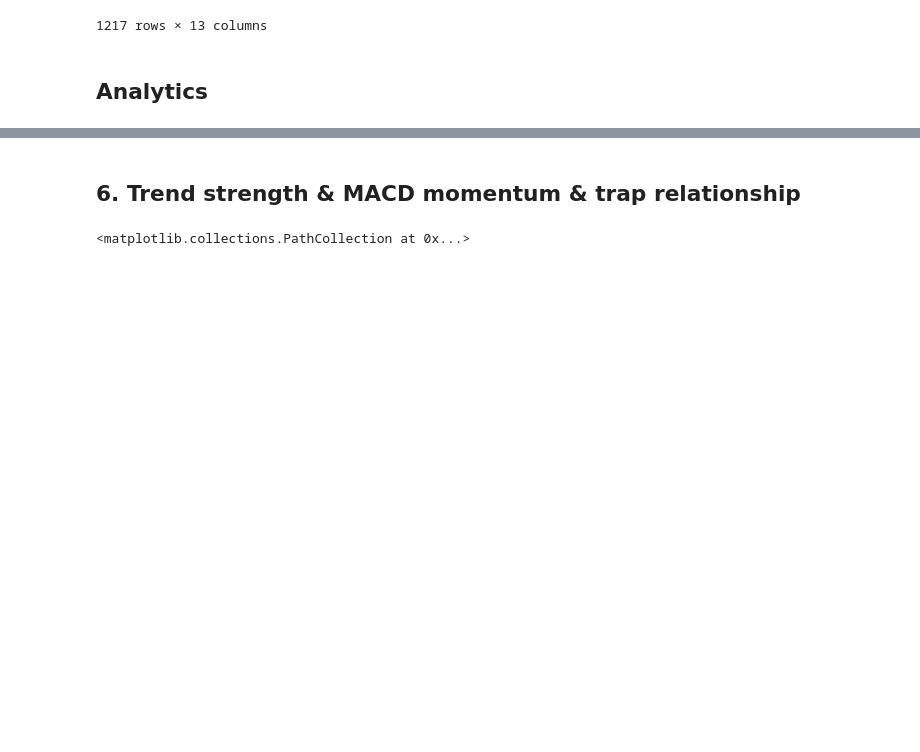
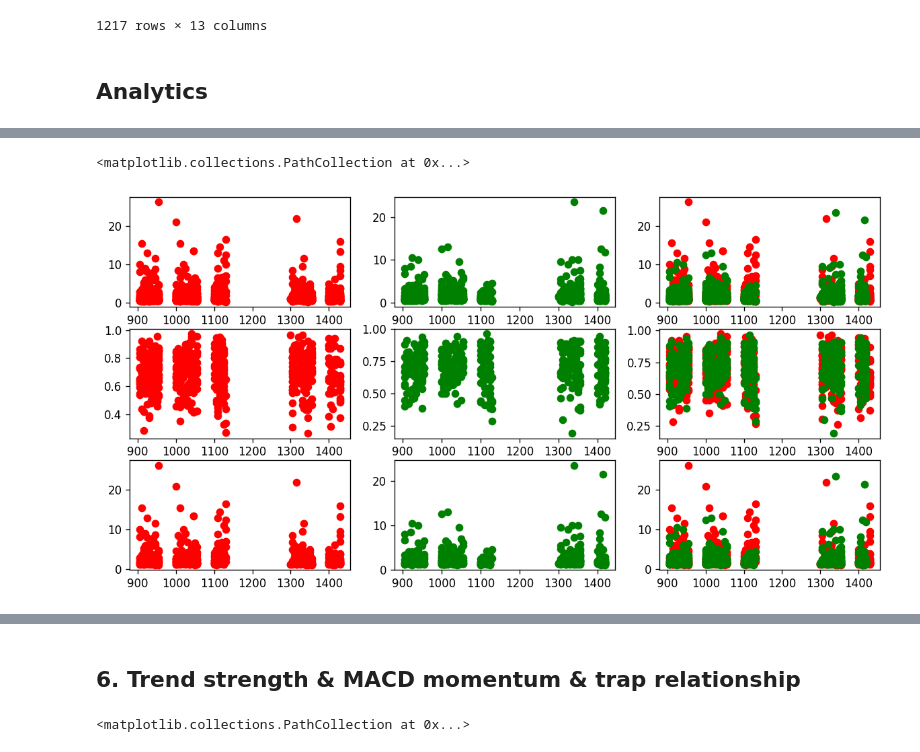
Before and after one commit to zuongthaotn/phantich-chungkhoan, a Jupyter notebook: VN30F1M/Couple_candlesticks_v1.ipynb, the cells around one changed output, grey strips where cells are left out. Drawn from its saved outputs; the diff is of its cells as text; code cells hidden in the pictures; blank space fills up the shorter version.

```diff
--- a/VN30F1M/Couple_candlesticks_v1.ipynb
+++ b/VN30F1M/Couple_candlesticks_v1.ipynb
@@ -152,0 +203,40 @@ data = data.assign(MACDh=macd['MACDh_12_26_9']).rename(columns={'MACDh_12_26_9':
+# %%
+df7 = data[["Open", "Close", "High", "Low", "signal", "trap"]].copy()
+# couple bars strength = ((high - open) + (high - close)) / (2 * (high - low))
+df7['couple_bars_strength'] = (2 * df7['Close'] - df7['Open'].shift(1) - df7['Close'].shift(1)) / (2 * df7['Close'] - 2 * df7['Low'].shift(1))
+signal_data = df7[df7.signal != '']
+signal_data['time_hm'] = 100 * signal_data.index.hour + signal_data.index.minute
+trap_signals = signal_data[signal_data.trap == 1]
+real_signals = signal_data[signal_data.trap == 0]
+long_trap_signals = trap_signals[trap_signals.signal == 'long']
+short_trap_signals = trap_signals[trap_signals.signal == 'short']
+long_real_signals = real_signals[real_signals.signal == 'long']
+short_real_signals = real_signals[real_signals.signal == 'short']
+# %%
+plt.subplot(3, 3, 1)
+plt.scatter(trap_signals['time_hm'], trap_signals['couple_bars_strength'], c='red')
+plt.subplot(3, 3, 2)
+plt.scatter(real_signals['time_hm'], real_signals['couple_bars_strength'], c='green')
+plt.subplot(3, 3, 3)
+plt.scatter(trap_signals['time_hm'], trap_signals['couple_bars_strength'], c='red')
+plt.scatter(real_signals['time_hm'], real_signals['couple_bars_strength'], c='green')
+#
+plt.subplot(3, 3, 4)
+plt.scatter(long_trap_signals['time_hm'], long_trap_signals['couple_bars_strength'], c='red')
+plt.subplot(3, 3, 5)
+plt.scatter(long_real_signals['time_hm'], long_real_signals['couple_bars_strength'], c='green')
+plt.subplot(3, 3, 6)
+plt.scatter(long_trap_signals['time_hm'], long_trap_signals['couple_bars_strength'], c='red')
+plt.scatter(long_real_signals['time_hm'], long_real_signals['couple_bars_strength'], c='green')
+#
+#
+plt.subplot(3, 3, 7)
+plt.scatter(short_trap_signals['time_hm'], short_trap_signals['couple_bars_strength'], c='red')
+plt.subplot(3, 3, 8)
+plt.scatter(short_real_signals['time_hm'], short_real_signals['couple_bars_strength'], c='green')
+plt.subplot(3, 3, 9)
+plt.scatter(short_trap_signals['time_hm'], short_trap_signals['couple_bars_strength'], c='red')
+plt.scatter(short_real_signals['time_hm'], short_real_signals['couple_bars_strength'], c='green')
+# %% [output]
+<matplotlib.collections.PathCollection at 0x...>
+[figure, added]
```
Also changed, not shown: parts of 18 cells of this notebook, 1 other file.
